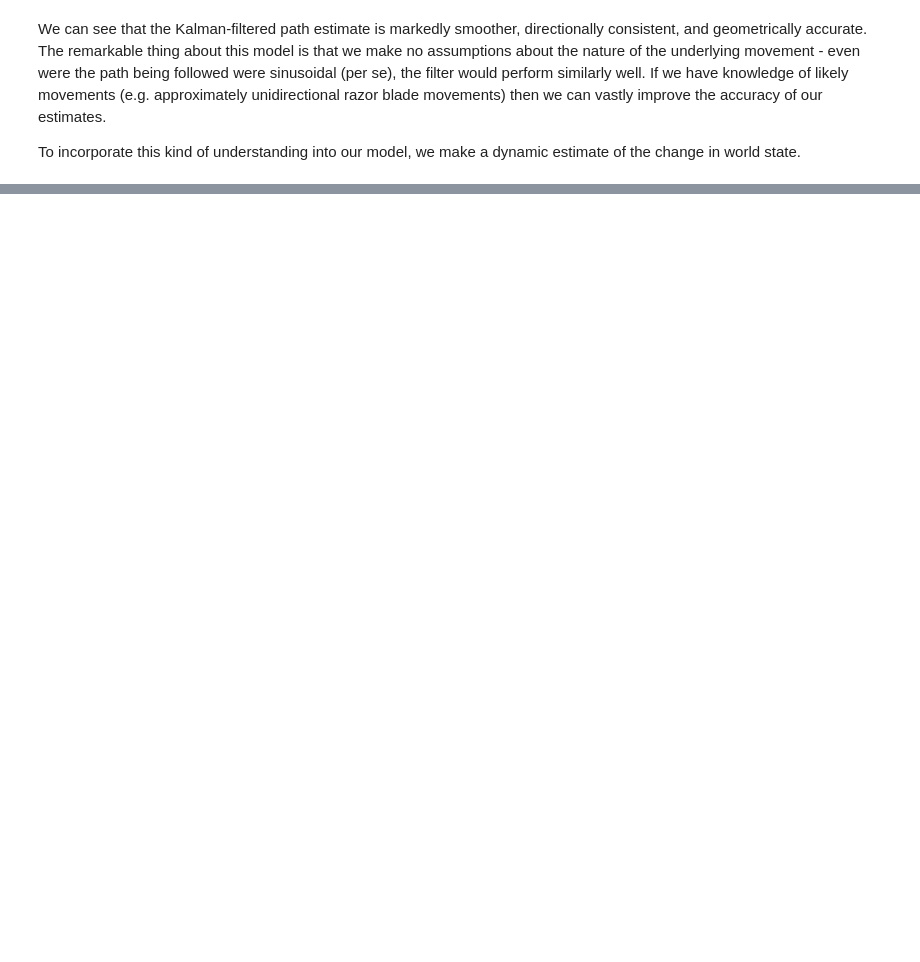
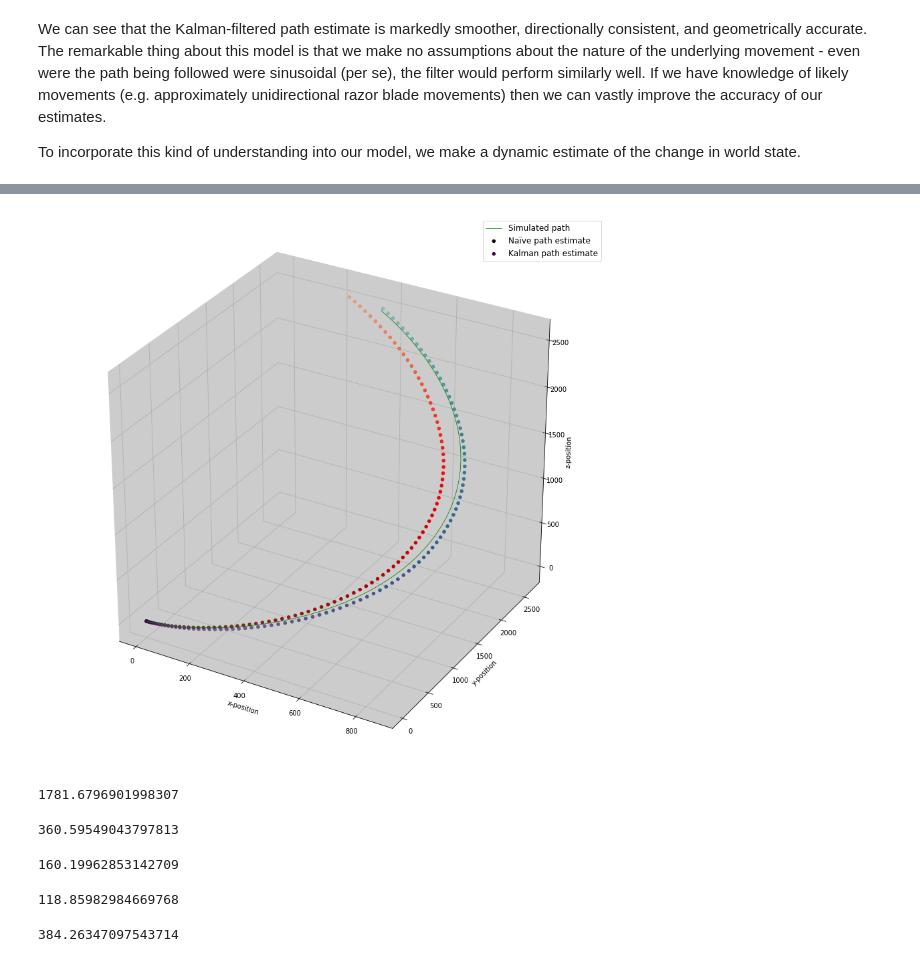
Before and after one commit to maakonis/Razzzr, a Jupyter notebook: Proposal/Kalman Filter/KalmanFilter.ipynb, the cells around one changed output, grey strips where cells are left out. Saved outputs shown, nothing was run; the diff lists cells and outputs as text; code cells hidden in the pictures; blank space fills up the shorter version.

```diff
--- a/Proposal/Kalman Filter/KalmanFilter.ipynb
+++ b/Proposal/Kalman Filter/KalmanFilter.ipynb
@@ -253,0 +574,48 @@ for ax in axs:
+# %%
+# Display the path
+fig = plt.figure(figsize = (15, 15))
+ax  = fig.add_subplot(111, projection='3d')
+
+ax.plot(s[:, 0], s[:, 1], s[:, 2],
+           zdir='z',
+           c = 'green', linewidth=0.75, label = 'Simulated path')
+ax.scatter(ns[:, 0], ns[:, 1], ns[:, 2],
+           zdir='z', s=20, depthshade=True,
+           c = plt.cm.hot(np.linspace(0, 0.5, N)),
+           label = 'Naïve path estimate')
+ax.scatter(mu[:, 0], mu[:, 1], mu[:, 2],
+           zdir='z', s=20, depthshade=True,
+           c = plt.cm.viridis(np.linspace(0, 0.5, N)),
+           label = 'Kalman path estimate')
+ax.set_xlabel('x-position')
+ax.set_ylabel('y-position')
+ax.set_zlabel('z-position')
+
+ax.legend(fontsize = 12);
+
+plt.gca().patch.set_facecolor('white')
+ax.w_xaxis.set_pane_color((0.8, 0.8, 0.8, 1.0))
+ax.w_yaxis.set_pane_color((0.8, 0.8, 0.8, 1.0))
+ax.w_zaxis.set_pane_color((0.8, 0.8, 0.8, 1.0))
+# %% [output]
+[figure, added]
+# %%
+np.mean((ns - s)**2) # Naive RSS
+# %% [output]
+1781.6796901998307
+# %%
+np.mean((mu[:, :3] - s)**2) # Kalman RSS
+# %% [output]
+360.59549043797813
+# %%
+np.mean((nv - v)**2) # Naive RSS
+# %% [output]
+160.19962853142709
+# %%
+np.mean((mu[:, 3:6] - v)**2) # Kalman RSS
+# %% [output]
+118.85982984669768
+# %%
+np.mean((X - a)**2) # Naive RSS
+# %% [output]
+384.26347097543714
```
Also changed, not shown: parts of 27 cells of this notebook.
